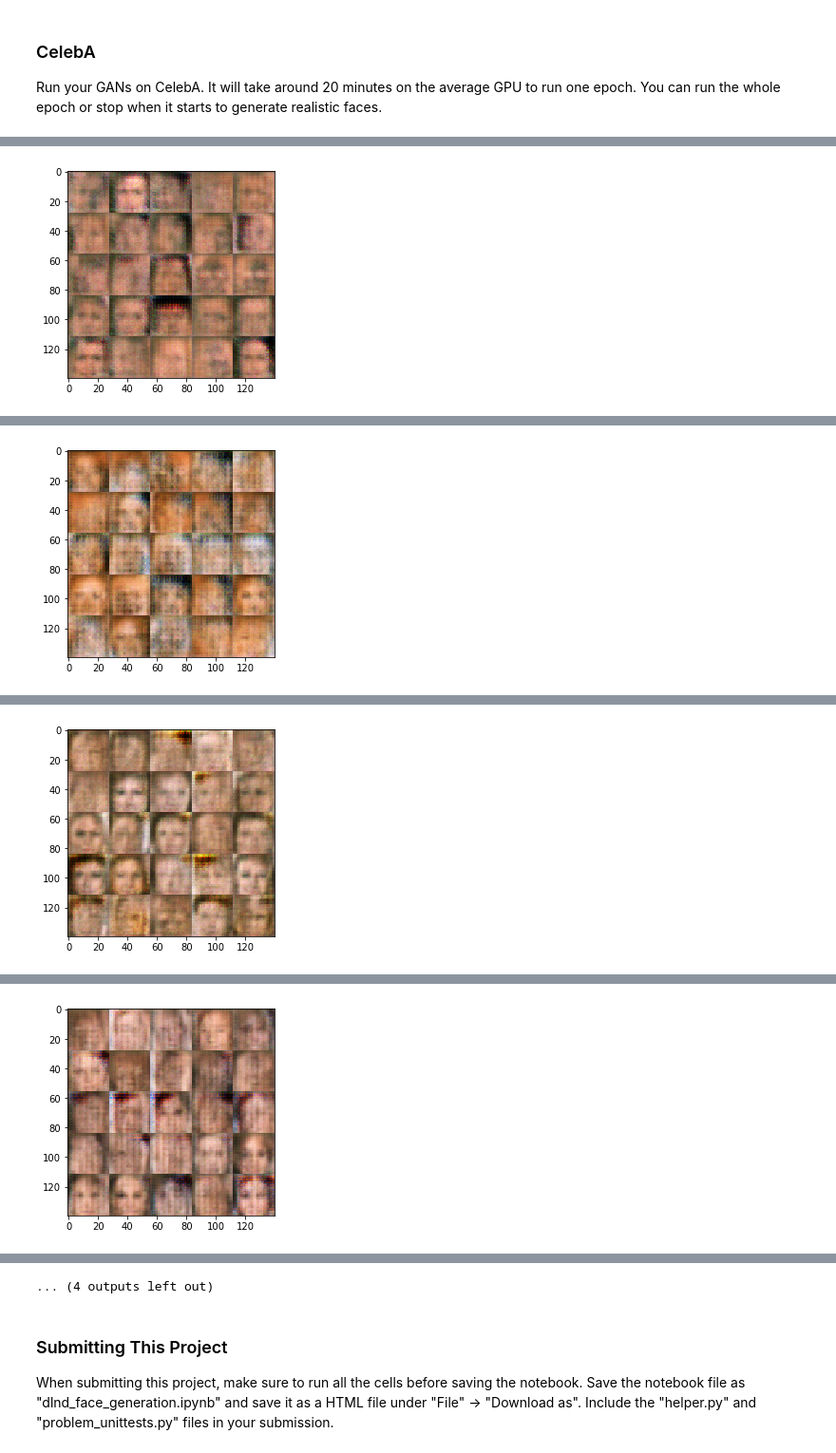
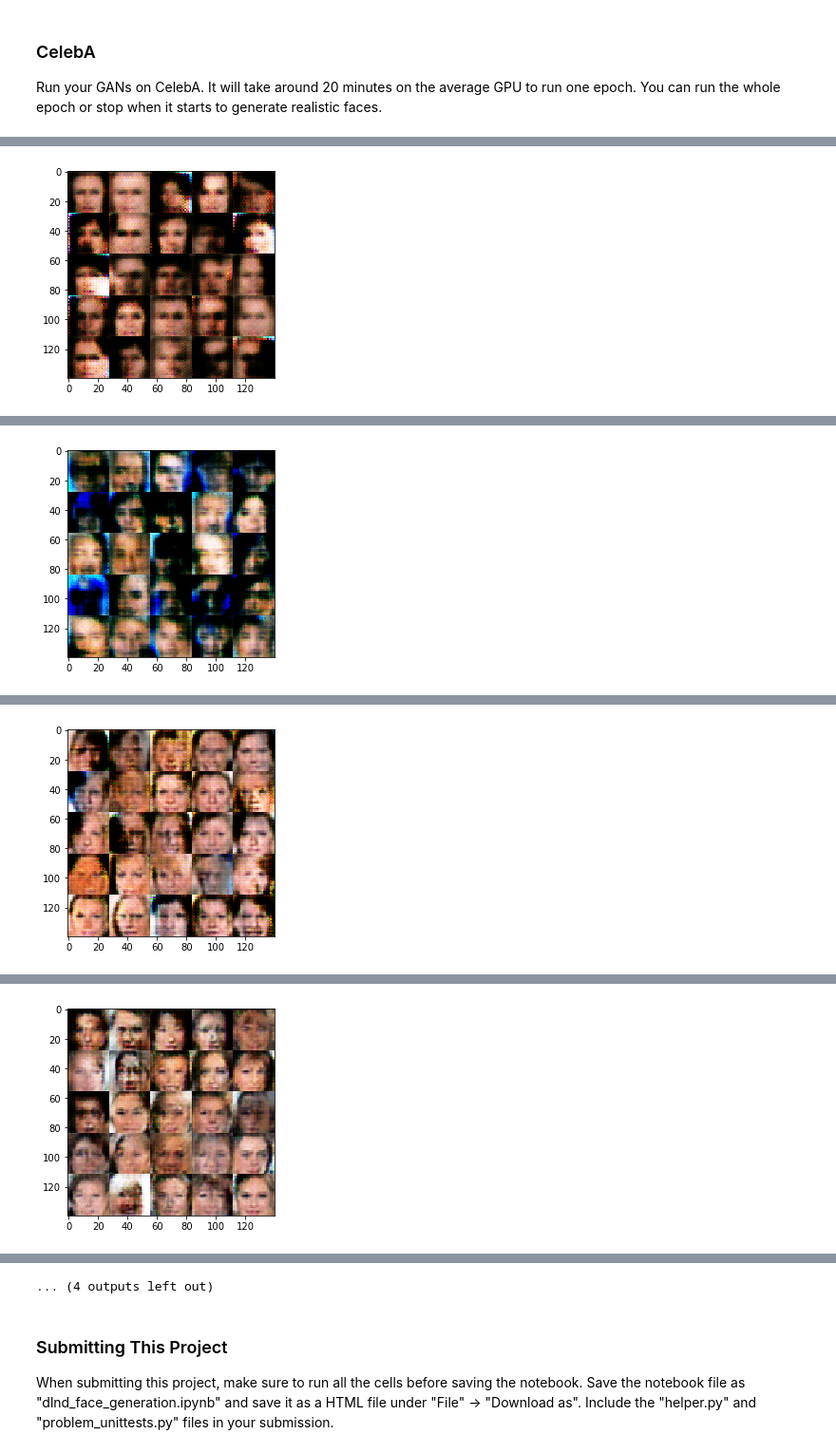
Before and after one commit to peterchow90/DLND_Projects, a Jupyter notebook: Project5_face_generation/dlnd_face_generation.ipynb, the cells around one changed output, grey strips where cells are left out. Shown at 95% size. Drawn from its saved outputs; the diff is of its cells as text; code cells hidden in the pictures.

```diff
--- a/Project5_face_generation/dlnd_face_generation.ipynb
+++ b/Project5_face_generation/dlnd_face_generation.ipynb
@@ -142,7 +142,7 @@ def discriminator(images, reuse=False):
     :return: Tuple of (tensor output of the discriminator, tensor logits of the discriminator)
     """
     # TODO: Implement Function
-    alpha=0.15
+    alpha=0.015
     batchSize,height_i,width_i,deepth_i = images.get_shape().as_list()
     kernal_size = 5
     stridesNum = 2
@@ -195,7 +195,7 @@ def generator(z, out_channel_dim, is_train=True):
     with tf.variable_scope('generator',reuse=not is_train):
         kernal_size = 5
         strideNum = 2
-        alpha=0.1
+        alpha=0.01
         # First fully connected layer
         gLayer1 = tf.layers.dense(z, 7*7*256)
         # Reshape it to start the convolutional stack
@@ -334,6 +334,8 @@ Implement `train` to build and train the GANs.  Use the following functions you
 
 Use the `show_generator_output` to show `generator` output while you train. Running `show_generator_output` for every batch will drastically increase training time and increase the size of the notebook.  It's recommended to print the `generator` output every 100 batches.
 # %%
+import math
+import time
 def train(epoch_count, batch_size, z_dim, learning_rate, beta1, get_batches, data_shape, data_image_mode):
     """
     Train the GAN
@@ -349,33 +351,36 @@ def train(epoch_count, batch_size, z_dim, learning_rate, beta1, get_batches, dat
     # TODO: Build Model
     step_count = 0
 
-    batch_z = np.random.uniform(-1, 1, size=(batch_size, z_dim))
     input_real, input_z,l_rate = model_inputs(data_shape[2],data_shape[1],data_shape[3], z_dim)
     d_loss,g_loss = model_loss(input_real, input_z, data_shape[3])
     d_opt,g_opt = model_opt(d_loss, g_loss, learning_rate, beta1)
-
+    print_info_batch_cnt = 20
     with tf.Session() as sess:
         sess.run(tf.global_variables_initializer())
+        lastBatchesTime = time.time()
         for epoch_i in range(epoch_count):
             batch_cnt = 0
             for batch_images in get_batches(batch_size):
                 batch_images = batch_images*2
                 step_count += 1
                 batch_cnt += 1
+                batch_z = np.random.uniform(-1, 1, size=(batch_size, z_dim))
                 # TODO: Train Model
 
                 _ = sess.run(d_opt, feed_dict={input_real: batch_images, input_z: batch_z,l_rate:learning_rate })
                 _ = sess.run(g_opt, feed_dict={input_z: batch_z, input_real: batch_images,l_rate:learning_rate })
 
-                if step_count % 20 == 0:
+                if step_count % print_info_batch_cnt == 0:
                     # At the end of each epoch, get the losses and print them out
                     train_loss_d = d_loss.eval({input_z: batch_z, input_real: batch_images})
                     train_loss_g = g_loss.eval({input_z: batch_z})
 
                     print("Epoch {}/{}...".format(epoch_i+1, epoch_count),
-                          "Batch {}/{}...".format(batch_cnt,data_shape[0]/batch_images.shape[0]),
+                          "Batch {}/{}...".format(batch_cnt,math.ceil(data_shape[0]/batch_images.shape[0])),
                           "Discriminator Loss: {:.4f}...".format(train_loss_d),
                           "Generator Loss: {:.4f}".format(train_loss_g))
+                    print("This {} batches takes:{:.4f} sec".format(print_info_batch_cnt,(time.time()-lastBatchesTime)))
+                    lastBatchesTime = time.time()
 
                 if step_count % 200 == 0:
                     show_generator_output(sess,25,input_z,data_shape[3],data_image_mode)
@@ -456,7 +537,7 @@ Epoch 2/2... Batch 452/468.75... Discriminator Loss: 1.2631... Generator Loss: 0
 Run your GANs on CelebA.  It will take around 20 minutes on the average GPU to run one epoch.  You can run the whole epoch or stop when it starts to generate realistic faces.
 # %%
 batch_size = 128
-z_dim = 300
+z_dim = 256
 learning_rate = 0.001
 beta1 = 0.5
 
@@ -484 +575 @@ Epoch 1/1... Batch 200/1582.8046875... Discriminator Loss: 1.4721... Generator L
-[figure, old version]
+[figure, new version]
@@ -495 +596 @@ Epoch 1/1... Batch 400/1582.8046875... Discriminator Loss: 1.4237... Generator L
-[figure, old version]
+[figure, new version]
@@ -506 +617 @@ Epoch 1/1... Batch 600/1582.8046875... Discriminator Loss: 1.3765... Generator L
-[figure, old version]
+[figure, new version]
@@ -517 +638 @@ Epoch 1/1... Batch 800/1582.8046875... Discriminator Loss: 1.3669... Generator L
-[figure, old version]
+[figure, new version]
```
Also changed, not shown: parts of 2 cells of this notebook, 1 other file.
